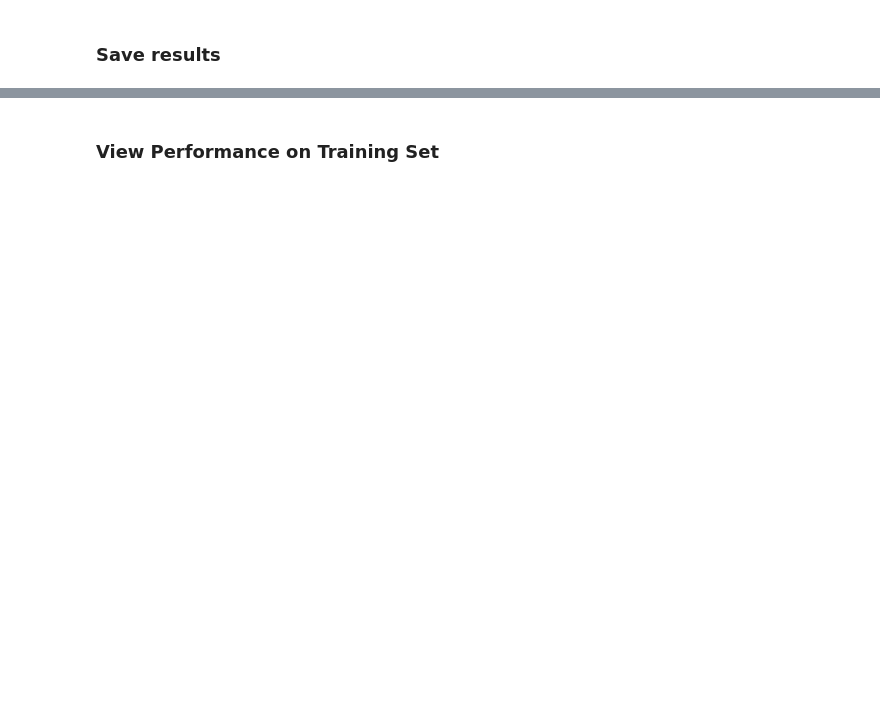
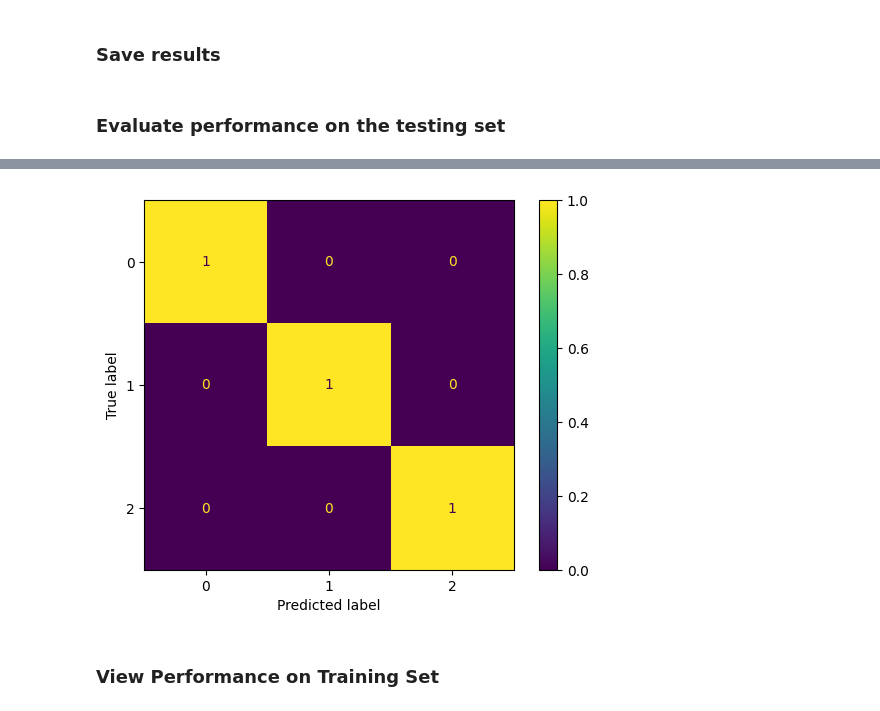
Before and after one commit to DaLawnChair/Pancreas-Cancer-Prognosis, a Jupyter notebook: imageSegmentationMultipleSingleSlice.ipynb, the cells around one changed output, grey strips where cells are left out. Drawn from its saved outputs; the diff is of its cells as text; code cells hidden in the pictures; blank space fills up the shorter version.

```diff
--- a/imageSegmentationMultipleSingleSlice.ipynb
+++ b/imageSegmentationMultipleSingleSlice.ipynb
@@ -517,11 +555,16 @@ print(f'yTrain: {len(yTrain)}')
 print(f'xTest: {len(xTest)}')
 print(f'yTest: {len(yTest)}')
 
+
+# Convert the recist criteria to 0,1,2
+yTrain = [x-1 for x in yTrain]
+yTest = [x-1 for x in yTest]
+
 # VIEWING THE CATEGORIZATION SPLITS OF THE TRAIN AND TEST SET
 
 # Add in 2 more progessive disease (1) into the test set
 for i in range(2):
-    idx = yTrain.index(1)
+    idx = yTrain.index(0)
     xTest.append(xTrain[idx])
     yTest.append(yTrain[idx])
     xTrain.pop(idx)
@@ -542,17 +585,13 @@ testRecistSplitDisplay = {i: testRecistSplit[i] for i in myKeys}
 print(f'train recist category split: {trainRecistSplitDisplay}')
 print(f'test recist category split: {testRecistSplitDisplay}')
 
-# Convert the recist criteria to 0,1,2
-yTrain = [x-1 for x in yTrain]
-yTest = [x-1 for x in yTest]
-
 ## Working with Numpy arrays
 xTrain = np.array(xTrain)
 xTest = np.array(xTest)
 yTrain = np.array(yTrain)
 yTest = np.array(yTest)
-xTrain =  np.expand_dims(xTrain,axis=1)
-xTest =  np.expand_dims(xTest,axis=1)
+xTrain =  np.expand_dims(xTrain,axis=-1)
+xTest =  np.expand_dims(xTest,axis=-1)
 
 print(xTrain.shape)
 print(yTrain.shape)
@@ -904,0 +935,52 @@ if os.path.exists('imageSegmentationMultiple.ipynb'):
+# %% [markdown]
+### Evaluate performance on the testing set
+# %%
+test_loss, test_acc, predictions = evaluate(model, testingData, criterion, device)
+
+print('---------------------------------------\nPerformance accuracies From evaluate()')
+print(test_acc)
+
+
+def convertTensorToPredictions(tensorList, dictionary):
+    """Converts a list of tensors into a single list and then feeds those values into a given dictionary."""
+    values = []
+
+    for batch in predictions:
+        batchValues = batch.tolist()
+        values+= batchValues
+
+    for value in values:
+        dictionary[value]+=1
+
+    return values, dictionary
+
+predicts, predictsTotal = convertTensorToPredictions(predictions, {0:0,1:0,2:0})
+
+ans, ansTotal = convertTensorToPredictions( [label for image, label in testingData], {0:0,1:0,2:0})
+print('---------------------------------------\nPredictions:')
+print(predictsTotal)
+print('Actual answers:')
+print(ansTotal)
+
+# Test metrics
+print('---------------------------------------\nTesting Metrics')
+accuracy = accuracy_score(ans, predicts)
+f1 = f1_score(ans, predicts, average='weighted')  # Use 'weighted' for multiclass classification
+recall = recall_score(ans, predicts, average='weighted')  # Use 'weighted' for multiclass classification
+
+testingMetrics = {'Accuracy':accuracy, 'F1 Score':f1, 'Recall':recall}
+file = open(testPathName+'/testingMetrics.txt','w')
+for key, value in testingMetrics.items():
+    file.write(f'{key}: {value}\n')
+file.close()
+
+print(testingMetrics)
+
+print('---------------------------------------\nTesting Metrics')
+# Confusion Matrix
+result = confusion_matrix(ans,predicts,normalize='pred')
+disp = ConfusionMatrixDisplay(result)
+disp.plot()
+plt.savefig(testPathName+'/confusion_matrix.png')
+plt.show()
+# %% [output]
@@ -905,3 +1004,4 @@ if os.path.exists('imageSegmentationMultiple.ipynb'):
+[figure, added]
 # %% [markdown]
 ### View Performance on Training Set
 # %%
```
Also changed, not shown: parts of 19 cells of this notebook, 1 other file.
